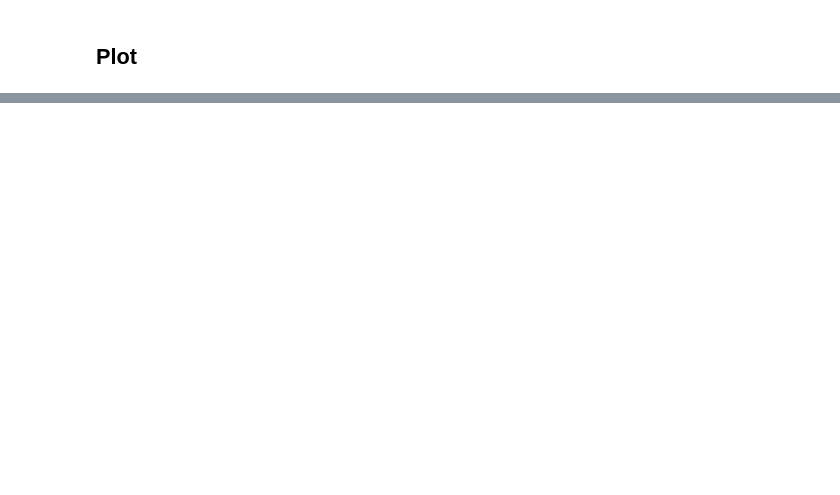
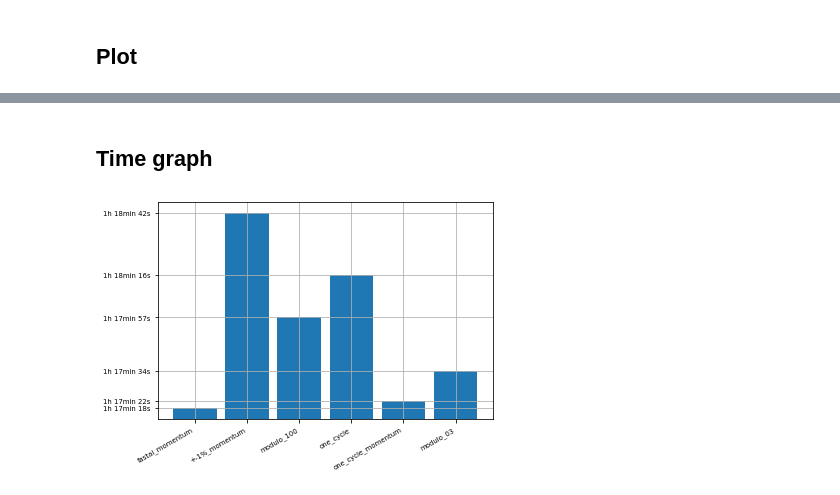
Before and after one commit to Dr3m0r4/traineeship, a Jupyter notebook: mmiv/curve/Curve.ipynb, the cells around one changed output, grey strips where cells are left out. Drawn from its saved outputs; the diff is of its cells as text; code cells hidden in the pictures; blank space fills up the shorter version.

```diff
--- a/mmiv/curve/Curve.ipynb
+++ b/mmiv/curve/Curve.ipynb
@@ -57,0 +63,23 @@ The PostScript backend does not support transparency; partially transparent arti
+# %% [markdown]
+## Time graph
+# %%
+plt.figure()
+labels = []
+time = []
+for lab in csv.list_name:
+    labels.append(lab)
+    time.append(csv.switch.get(lab)['Wall time'][-1:].values[0]-csv.switch.get(lab)['Wall time'][0])
+N = len(labels)
+ind = np.linspace(0,1,N)
+labels = np.array(labels)
+hour = np.array([t.gmtime(x)[3:6] for x in time])
+val = [x for x in time]
+
+plt.yticks(val, ['{}h {}min {}s'.format(x[0],x[1],x[2]) for x in hour], fontsize='x-small')
+plt.xticks(ind,labels,rotation=30,ha='right', fontsize='x-small')
+plt.bar(ind, val, width=1/N)
+plt.ylim(ymin=min(val)*0.999, ymax=max(val)*1.001)
+plt.grid()
+plt.savefig(os.path.join(path, 'time.eps'))
+# %% [output]
+[figure, added]
```
Also changed, not shown: parts of 4 cells of this notebook, 13 other files.
